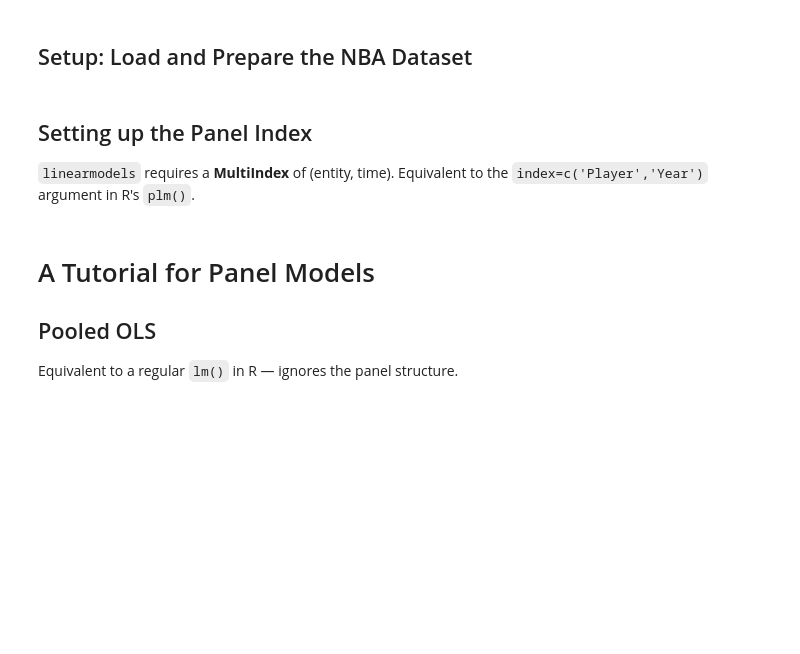
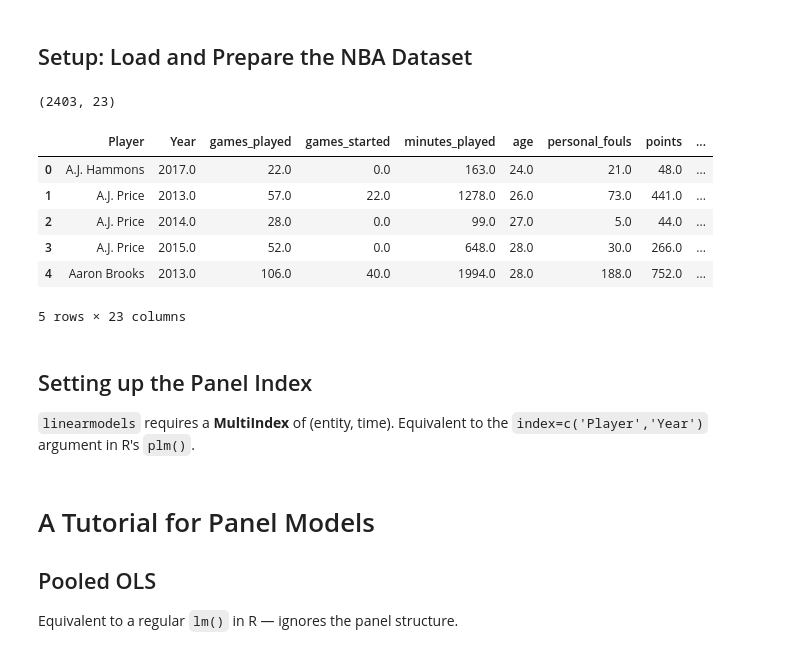
Before and after one commit to janellesoh/hs4002labs_2026, a Jupyter notebook: week11/week11_notebook_student.ipynb, the cells around one changed output. Cells and saved outputs as stored; diff of their text form; code cells hidden in the pictures; blank space fills up the shorter version.

```diff
--- a/week11/week11_notebook_student.ipynb
+++ b/week11/week11_notebook_student.ipynb
@@ -22,38 +43,47 @@ from linearmodels.panel import PanelOLS, RandomEffects, PooledOLS
 # %%
 # Data source: https://www.kaggle.com/datasets/drgilermo/nba-players-stats
 # NBA player statistics 1950-2017 from basketball-reference.com
-raw_df = pd.read_csv("bball.csv").iloc[:, 1:]  # drop the unnamed index column
+raw_df = pd.read_csv("https://raw.githubusercontent.com/xiangyum/hs4002labs_2026/main/week11/bball.csv").iloc[:, 1:]
 
 df = (
 	raw_df[raw_df["Year"] >= 2013]
 	.groupby(["Player", "Year"])
 	.agg(
 		games_played    = ("G",    "sum"),
 		games_started   = ("GS",   "sum"),
 		minutes_played  = ("MP",   "sum"),
 		age             = ("Age",  "mean"),
 		personal_fouls  = ("PF",   "sum"),
 		points          = ("PTS",  "sum"),
 		true_shooting   = ("TS%",  "mean"),
 		assists         = ("AST",  "sum"),
 		steals          = ("STL",  "sum"),
 		blocks          = ("BLK",  "sum"),
 		fga             = ("FGA",  "sum"),
 		fg              = ("FG",   "sum"),
 		threeP          = ("3P",   "sum"),
 		threePA         = ("3PA",  "sum"),
 		twoP            = ("2P",   "sum"),
 		twoPA           = ("2PA",  "sum"),
 		ft              = ("FT",   "sum"),
 		fta             = ("FTA",  "sum"),
 		def_rb          = ("DRB",  "sum"),
 		off_rb          = ("ORB",  "sum"),
 	)
 	.assign(ppg=lambda x: x["points"] / x["games_played"])
 	.reset_index()
 )
 print(df.shape)
 df.head()
+# %% [output]
+(2403, 23)
+|  | Player | Year | games_played | games_started | minutes_played | age | personal_fouls | points | ... |
+| 0 | A.J. Hammons | 2017.0 | 22.0 | 0.0 | 163.0 | 24.0 | 21.0 | 48.0 | ... |
+| 1 | A.J. Price | 2013.0 | 57.0 | 22.0 | 1278.0 | 26.0 | 73.0 | 441.0 | ... |
+| 2 | A.J. Price | 2014.0 | 28.0 | 0.0 | 99.0 | 27.0 | 5.0 | 44.0 | ... |
+| 3 | A.J. Price | 2015.0 | 52.0 | 0.0 | 648.0 | 28.0 | 30.0 | 266.0 | ... |
+| 4 | Aaron Brooks | 2013.0 | 106.0 | 40.0 | 1994.0 | 28.0 | 188.0 | 752.0 | ... |
+5 rows × 23 columns
 # %% [markdown]
 ## Setting up the Panel Index
 
```
Also changed, not shown: parts of 15 cells of this notebook.
